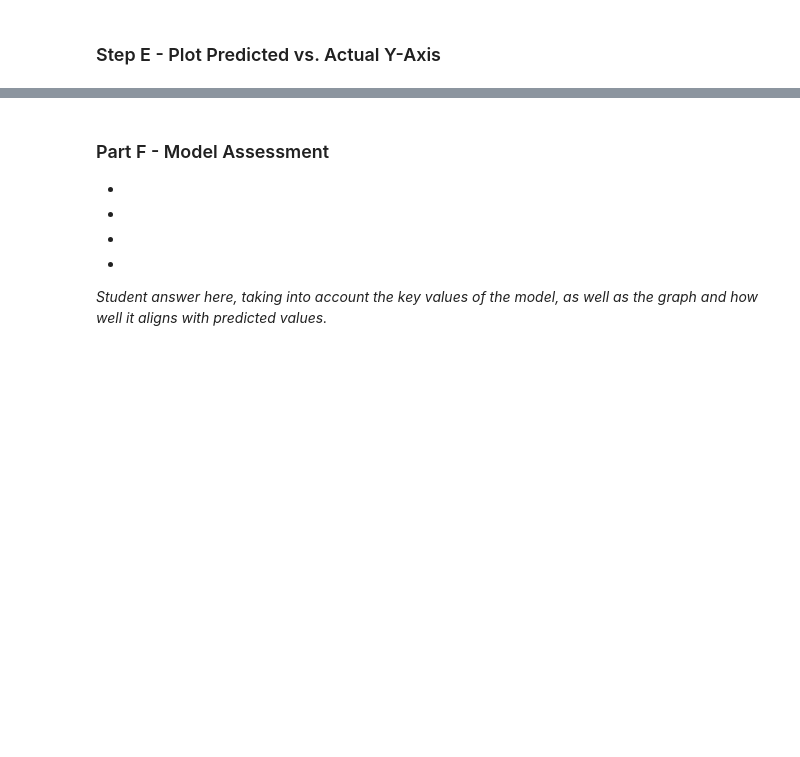
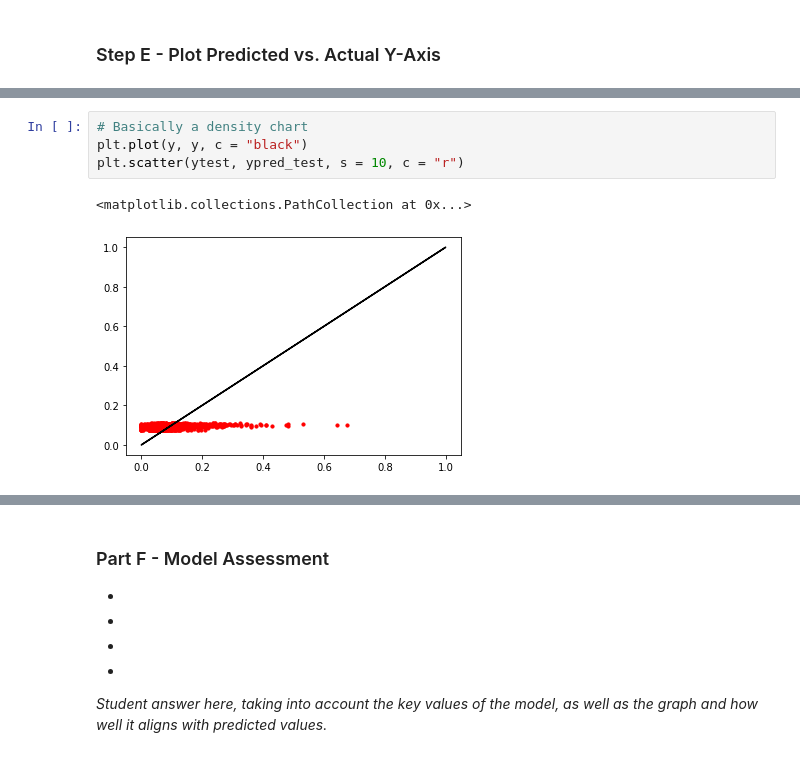
Before and after one commit to amattu2/INST-414-FA2021, a Jupyter notebook: Homework/3.ipynb, the cells around one changed output, grey strips where cells are left out. Cells and saved outputs as stored; diff of their text form; blank space fills up the shorter version.

```diff
--- a/Homework/3.ipynb
+++ b/Homework/3.ipynb
@@ -249,2 +250,9 @@ None
+# %%
+# Basically a density chart
+plt.plot(y, y, c = "black")
+plt.scatter(ytest, ypred_test, s = 10, c = "r")
+# %% [output]
+<matplotlib.collections.PathCollection at 0x...>
+[figure, added]
 # %%
 # Optional: Use Seaborn
```
Also changed, not shown: parts of 13 cells of this notebook.
